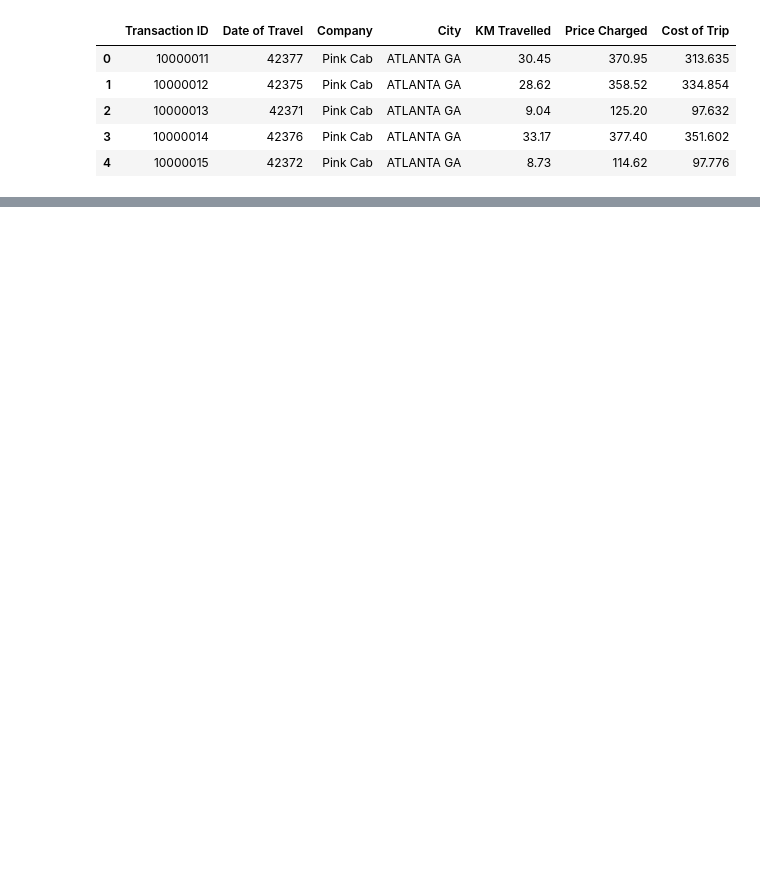
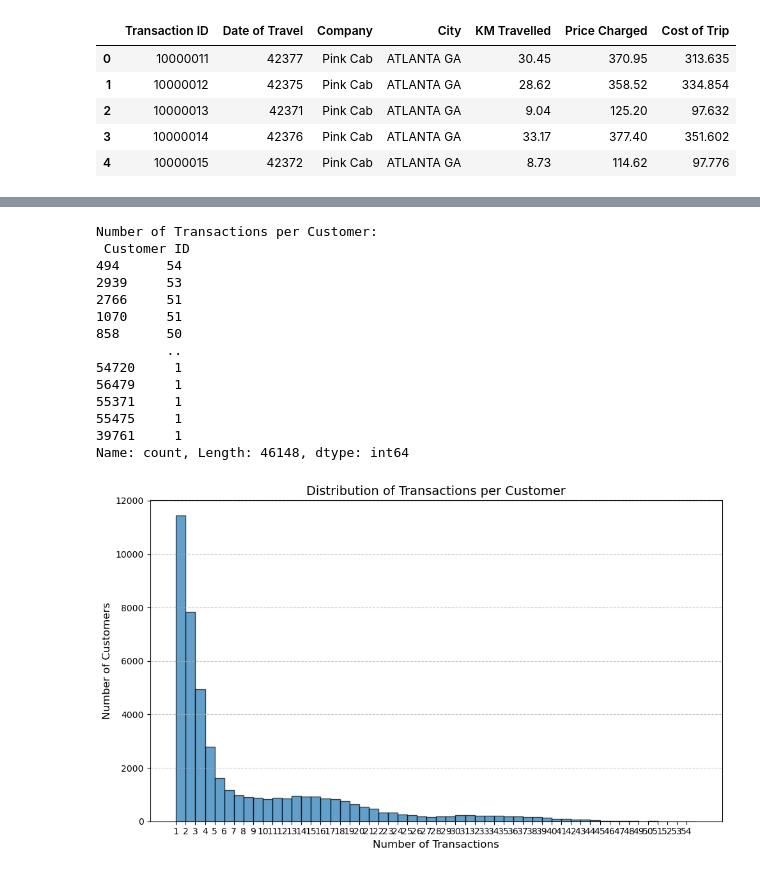
Before and after one commit to atharvabhishma/dg-project, a Jupyter notebook: EDA.ipynb, the cells around one changed output, grey strips where cells are left out. Drawn from its saved outputs; the diff is of its cells as text; code cells hidden in the pictures; blank space fills up the shorter version.

```diff
--- a/EDA.ipynb
+++ b/EDA.ipynb
@@ -33,0 +463,35 @@ df.info
+# %%
+import matplotlib.pyplot as plt
+
+# Count the number of transactions per customer
+repeat_customers = master_data["Customer ID"].value_counts()
+
+# Print the data (optional)
+print("Number of Transactions per Customer:\n", repeat_customers)
+
+# Plot the distribution of transactions per customer
+plt.figure(figsize=(10, 6))
+plt.hist(repeat_customers, bins=range(1, repeat_customers.max() + 2), edgecolor="black", alpha=0.7)
+plt.title("Distribution of Transactions per Customer", fontsize=14)
+plt.xlabel("Number of Transactions", fontsize=12)
+plt.ylabel("Number of Customers", fontsize=12)
+plt.xticks(range(1, repeat_customers.max() + 1))
+plt.grid(axis="y", linestyle="--", alpha=0.7)
+plt.tight_layout()
+plt.show()
+# %% [output]
+Number of Transactions per Customer:
+ Customer ID
+494      54
+2939     53
+2766     51
+1070     51
+858      50
+         ..
+54720     1
+56479     1
+55371     1
+55475     1
+39761     1
+Name: count, Length: 46148, dtype: int64
+[figure, added]
```
Also changed, not shown: parts of 40 cells of this notebook, 3 other files.
